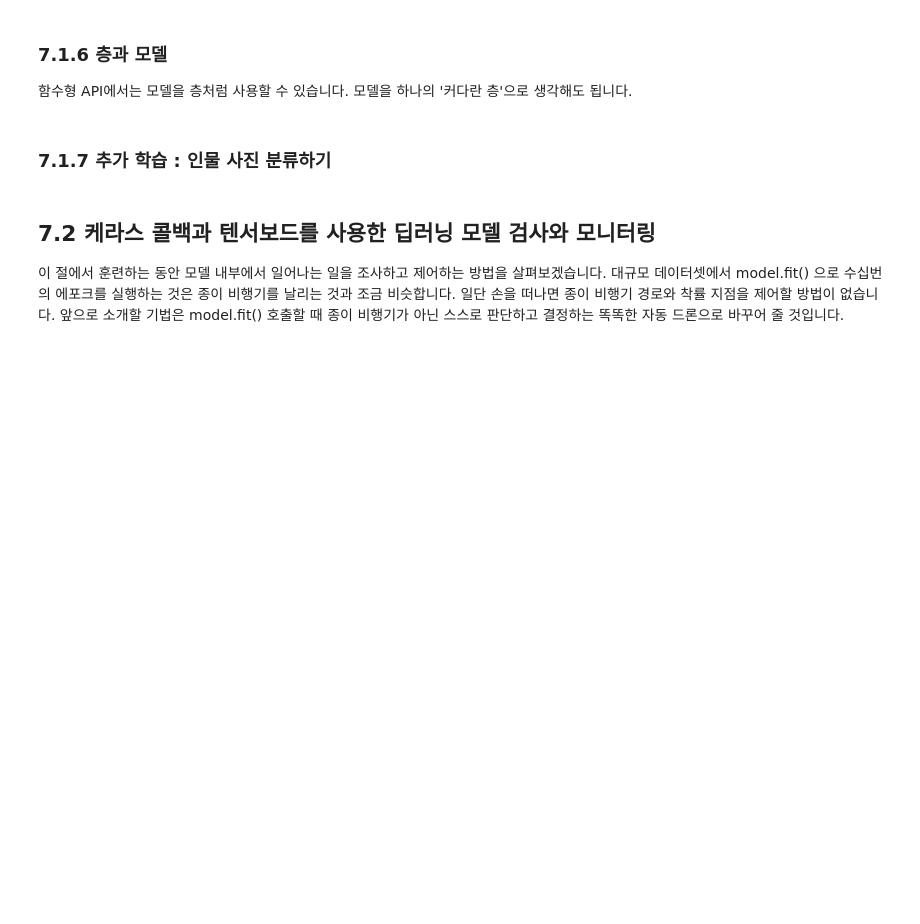
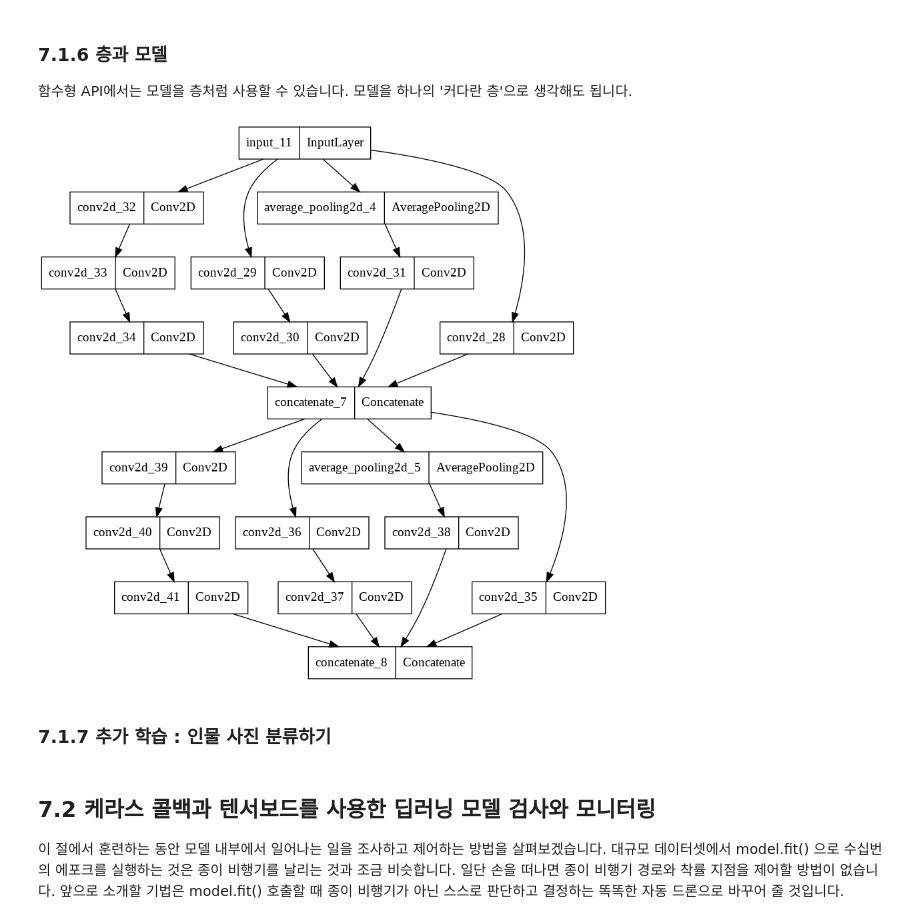
Before and after one commit to yebiny/SkillTreePython-DeepLearning, a Jupyter notebook: 02.케라스_창시자에게_배우는_딥러닝/해설/7_1_Advanced_tools_for_deep_learning.ipynb, the cells around one changed output. Drawn from its saved outputs; the diff is of its cells as text; code cells hidden in the pictures; blank space fills up the shorter version.

```diff
--- a/02.케라스_창시자에게_배우는_딥러닝/해설/7_1_Advanced_tools_for_deep_learning.ipynb
+++ b/02.케라스_창시자에게_배우는_딥러닝/해설/7_1_Advanced_tools_for_deep_learning.ipynb
@@ -206,3 +202,19 @@ def InceptionModule(x):
+# %%
+def InceptionModule(x):
+  a = layers.Conv2D(128,1,strides=2, padding='same', activation='relu')(x)
+
+  b = layers.Conv2D(128,1,strides=1, padding='same', activation='relu')(x)
+  b = layers.Conv2D(128,3,strides=2, padding='same', activation='relu')(b)
+
+  c = layers.AvgPool2D(pool_size=3, strides=2, padding='same')(x)
+  c = layers.Conv2D(128, 3, strides=1, padding='same', activation='relu')(c)
+
+  d = layers.Conv2D(128, 1, strides=1, padding='same', activation='relu')(x)
+  d = layers.Conv2D(128, 3, strides=1, padding='same', activation='relu')(d)
+  d = layers.Conv2D(128, 3, strides=2, padding='same', activation='relu')(d)
+
+  y = layers.concatenate([a, b, c, d], axis=-1)
+  return y
 # %% [markdown]
 #### **잔차 연결**
 
@@ -215,6 +252,16 @@ def InceptionModule(x):
 ### 7.1.6 층과 모델
 
 함수형 API에서는 모델을 층처럼 사용할 수 있습니다. 모델을 하나의 '커다란 층'으로 생각해도 됩니다.
+# %%
+def build_Inception():
+  x = layers.Input(shape=(224,224,3))
+  y = InceptionModule(x)
+  y = InceptionModule(y)
+  return models.Model(x, y)
+model = build_Inception()
+utils.plot_model(model)
+# %% [output]
+[figure, added]
 # %% [markdown]
 ### 7.1.7 추가 학습 : 인물 사진 분류하기
 # %% [markdown]
```
Also changed, not shown: parts of 4 cells of this notebook.
